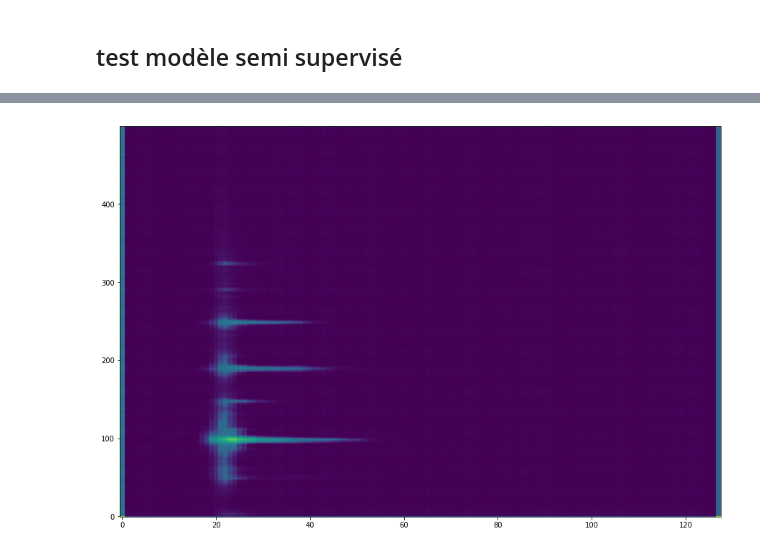
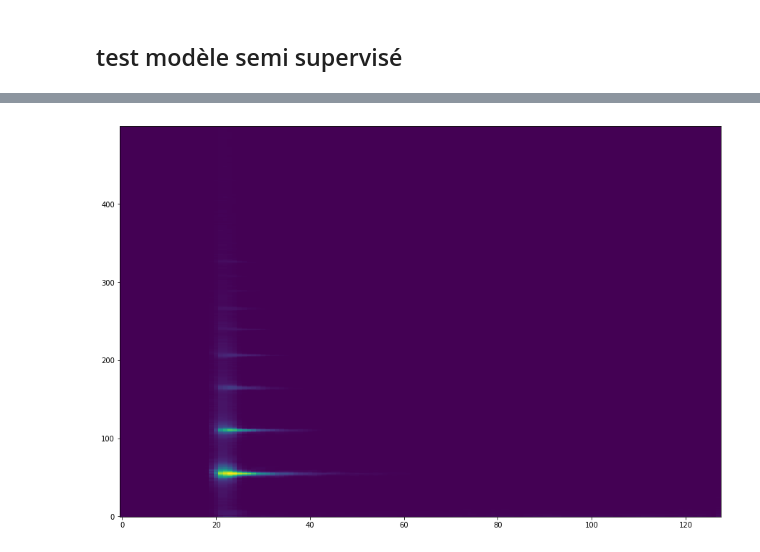
Before and after one commit to nebularnoise/serge, a Jupyter notebook: exploitation_le_retour.ipynb, the cells around one changed output, grey strips where cells are left out. Drawn from its saved outputs; the diff is of its cells as text; code cells hidden in the pictures.

```diff
--- a/exploitation_le_retour.ipynb
+++ b/exploitation_le_retour.ipynb
@@ -101,8 +104,13 @@ TypeError: decode() missing 1 required positional argument: 'f'
 # %% [markdown]
 ## test modèle semi supervisé
 # %%
-model = torch.load("pretrained/motu_supervise_900.pt")
+model = torch.load("pretrained/motu_supervised_2_900_epoch.pt")
+
+motu  = DataLoader(AudioDataset("notebooks/motu/motu_dataset/*.wav", process=False, slice_size=128), batch_size=20, shuffle=False, drop_last=True)
 
 spec, freq = next(iter(motu))
 spec = spec.to(device)
 freq = freq.to(device).unsqueeze(1)
+
+
+plt.plot(freq.cpu().detach().numpy(), 'o')
@@ -109,6 +120,6 @@ freq = freq.to(device).unsqueeze(1)
 # %%
 out = model(spec,freq).detach().cpu().numpy()
 
-show_spec(out[1,:,:])
+show_spec(out[4,:,:])
 # %% [output]
-[figure, old version]
+[figure, new version]
```
Also changed, not shown: parts of 2 cells of this notebook, 3 other files.
